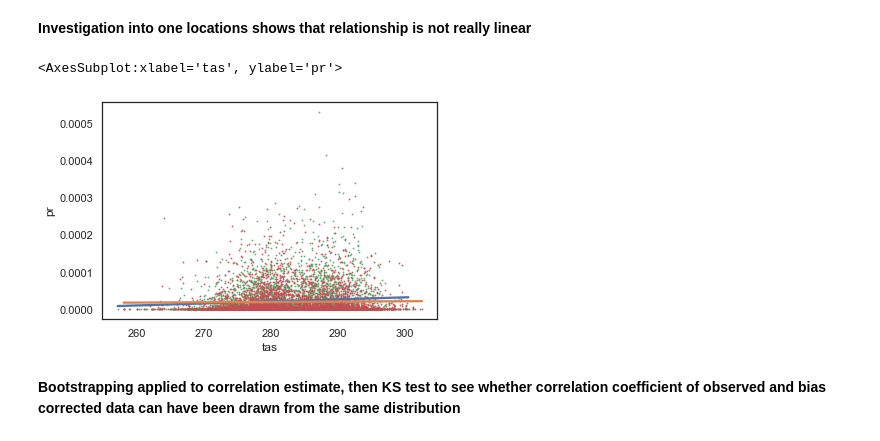
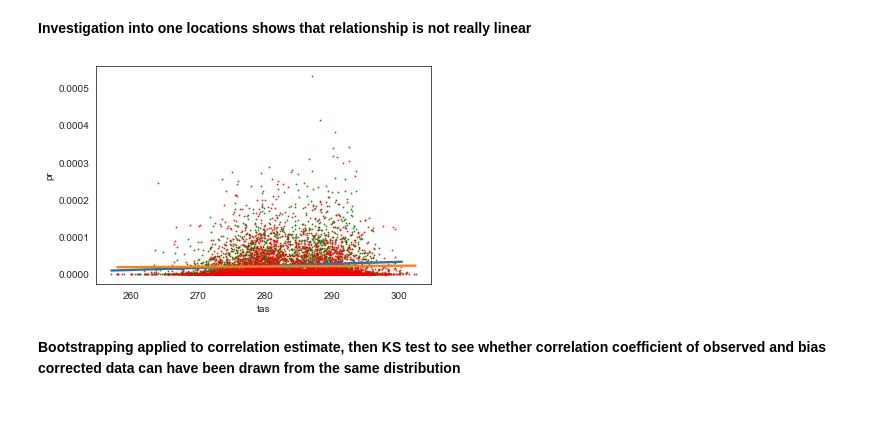
Before and after one commit to ecmwf-projects/ibicus, a Jupyter notebook: notebooks/debiasers_comparison_and_evaluation_v5.ipynb, the cells around one changed output. Saved outputs shown, nothing was run; the diff lists cells and outputs as text; code cells hidden in the pictures; blank space fills up the shorter version.

Commit message:
update to evaluation

```diff
--- a/notebooks/debiasers_comparison_and_evaluation_v5.ipynb
+++ b/notebooks/debiasers_comparison_and_evaluation_v5.ipynb
@@ -26,19 +36,20 @@ from PACKAGE_NAME.evaluate.metrics import *
 from cf_units import num2date
 
 def get_dates(x):
+
     time_dimension = x.coords()[2]
     dates = time_dimension.units.num2date(time_dimension.points)
     return dates
 
-def preprocess_isimip_evaluation_testing_data(variable):
+def preprocess_isimip_evaluation_testing_data(variable, timestep_threshold):
 
     obs_all = iris.load_cube("testing_data/ISIMIP/"+variable+"_obs-hist_coarse_1979-2014.nc")
     cm = iris.load_cube("testing_data/ISIMIP/"+variable+"_sim-hist_coarse_1979-2014.nc")
 
-    obs = obs_all[:, :, 0:9000]
-    obs_validate = obs_all[:, :, 9001:]
-    cm_hist = cm[:, :, 0:9000]
-    cm_validate = cm[:, :, 9001:]
+    obs = obs_all[:, :, 0:timestep_threshold]
+    obs_validate = obs_all[:, :, timestep_threshold+1:]
+    cm_hist = cm[:, :, 0:timestep_threshold]
+    cm_validate = cm[:, :, timestep_threshold+1:]
 
     cm_future = iris.load_cube("testing_data/ISIMIP/"+variable+"_sim-fut_coarse_2065-2100.nc")
 
@@ -274,25 +288,17 @@ correlation.calculate_multivariate_correlation_locationwise(variables = ['tas',
 # %% [markdown]
 **Investigation into one locations shows that relationship is not really linear**
 # %%
-import seaborn
-import pandas as pd
+tas_pr_obs, tas_pr_ISIMIP = correlation.define_multivariate_dataframes(variables = ['tas', 'pr'],
+                               datasets_obs = [tas_obs_validate, pr_obs_validate],
+                               datasets_bc = [tas_val_debiased_ISIMIP, pr_val_debiased_ISIMIP])
 
-obs_dataset = pd.DataFrame(columns=['tas', 'pr'])
-obs_dataset['tas'] = tas_obs_validate[:, 0,0]
-obs_dataset['pr'] = pr_obs_validate[:, 0,0]
+tas_pr_obs
 
-isimip_dataset = pd.DataFrame(columns=['tas', 'pr'])
-isimip_dataset['tas'] = tas_val_debiased_ISIMIP[:, 0,0]
-isimip_dataset['pr'] = pr_val_debiased_ISIMIP[:, 0,0]
-
-seaborn.set_style('white')
-
-seaborn.regplot(x="tas", y="pr", data=obs_dataset, ci=95, scatter_kws={'s': 0.8, 'color':'g'})
-
-seaborn.regplot(x="tas", y="pr", data=isimip_dataset, ci=95, scatter_kws={'s': 0.8, 'color':'r'})
+plot_correlation_tas_pr_ISIMIP = correlation.plot_direct_comparison_of_correlation_at_gridpoint(variables = ['tas', 'pr'],
+                                                                                       obs_dataframe = tas_pr_obs,
+                                                                                       bc_dataframe  =tas_pr_ISIMIP)
 # %% [output]
-<AxesSubplot:xlabel='tas', ylabel='pr'>
-[figure, old version]
+[figure, new version]
 # %% [markdown]
 **Bootstrapping applied to correlation estimate, then KS test to see whether correlation coefficient of observed and bias corrected data can have been drawn from the same distribution**
 # %%
```
Also changed, not shown: parts of 11 cells of this notebook, 8 other files.
